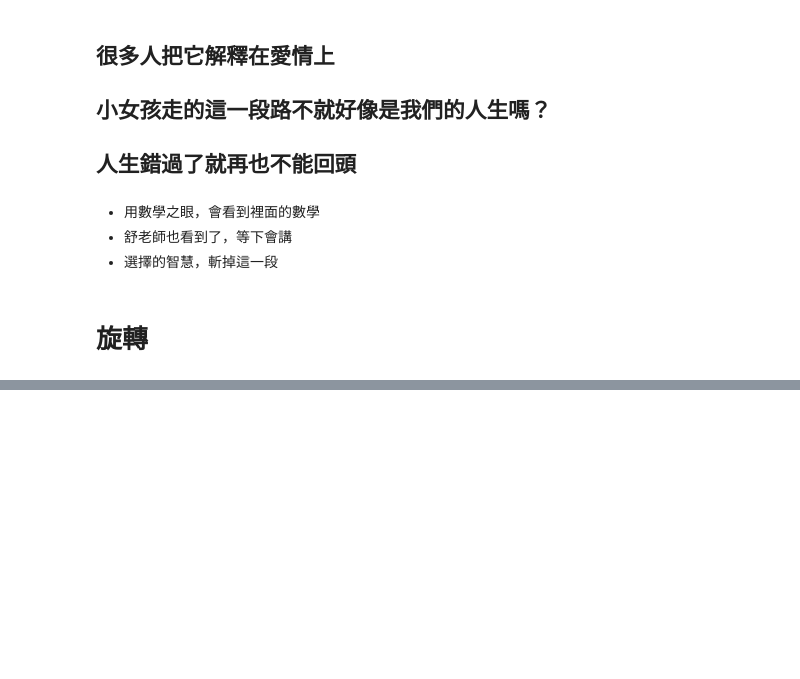
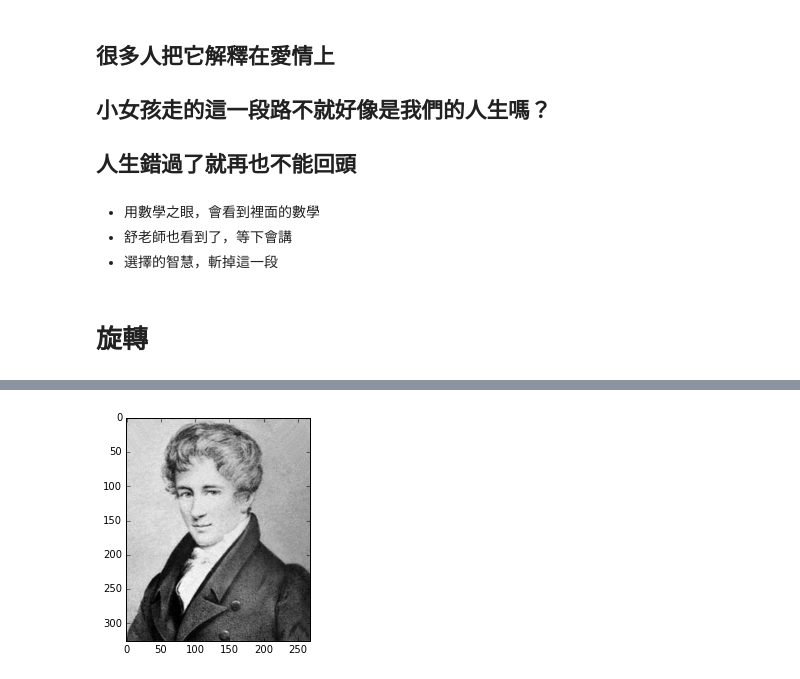
Before and after one commit to tjwei/math-can-see-dimensions, a Jupyter notebook: math-can-see-dimensions.ipynb, the cells around one changed output, grey strips where cells are left out. Drawn from its saved outputs; the diff is of its cells as text; code cells hidden in the pictures; blank space fills up the shorter version.

```diff
--- a/math-can-see-dimensions.ipynb
+++ b/math-can-see-dimensions.ipynb
@@ -45,0 +90,6 @@
+# %%
+import matplotlib.image as mpimg
+img = mpimg.imread('img/abel.jpg')
+p=plt.imshow(img, cmap=mpl.cm.gray)
+# %% [output]
+[figure, added]
```
Also changed, not shown: parts of 21 cells of this notebook, 5 other files.
